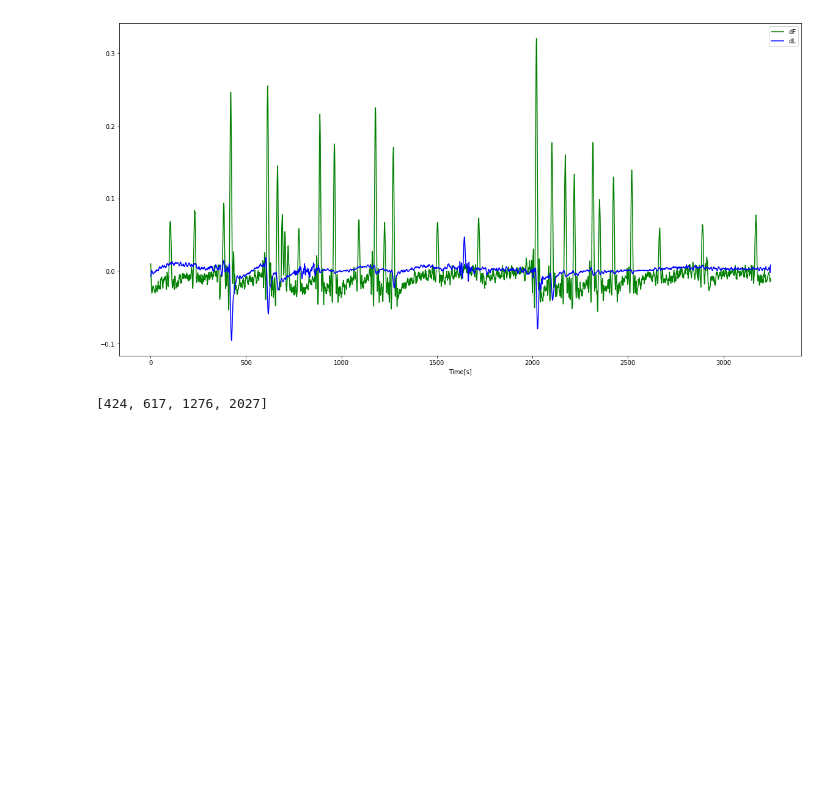
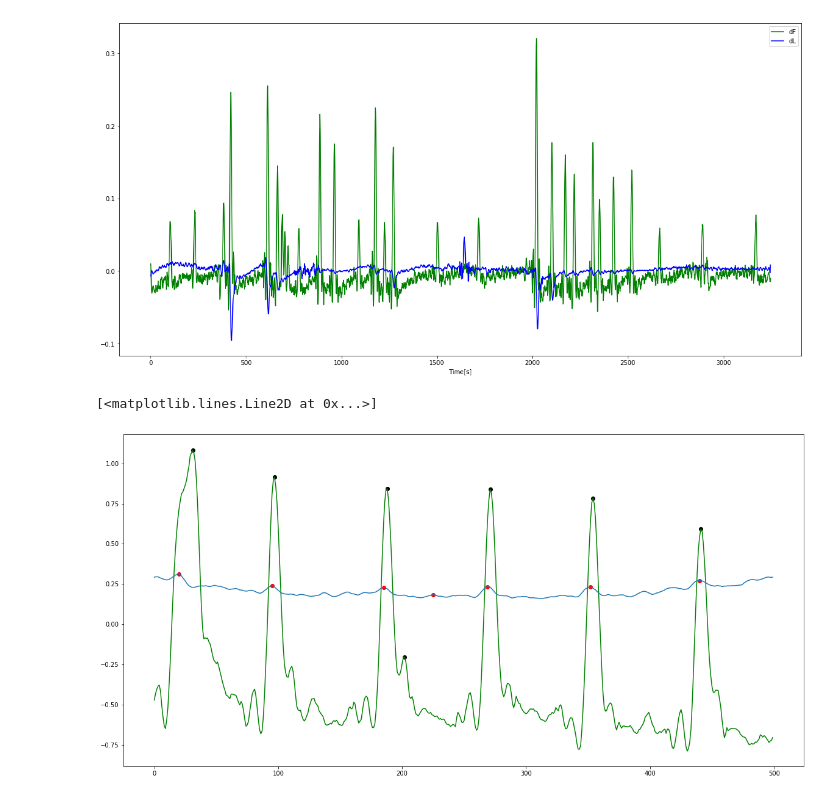
Before and after one commit to hengjiwang/hydracv, a Jupyter notebook: correlation_analysis/coorelation.ipynb, the cells around one changed output. Saved outputs shown, nothing was run; the diff lists cells and outputs as text; code cells hidden in the pictures; blank space fills up the shorter version.

```diff
--- a/correlation_analysis/coorelation.ipynb
+++ b/correlation_analysis/coorelation.ipynb
@@ -75,4 +114,17 @@ contrs.append(1800+np.argmin(deriv_length[1800:2200]))
-# %%
-contrs
-# %% [output]
-[424, 617, 1276, 2027]
+# %%
+fpk = []
+for i in lid[0]:
+    fpk.append(i-25 + np.argmax( norm_fluo_smooth[ i-25 : i+25 ] ) )
+# %%
+plt.subplots(figsize=(20,10))
+for x in fpk:
+    if x<4500 and x>4000:
+        plt.scatter(x-4000, norm_fluo_smooth[x], color ='k')
+for x in lid[0]:
+    if x<4500 and x>4000:
+        plt.scatter(x-4000, norm_length_smooth[x], color='r')
+plt.plot(norm_fluo_smooth[4000:4500],'g')
+plt.plot(norm_length_smooth[4000:4500])
+# %% [output]
+[<matplotlib.lines.Line2D at 0x...>]
+[figure, added]
```
Also changed, not shown: parts of 15 cells of this notebook.
